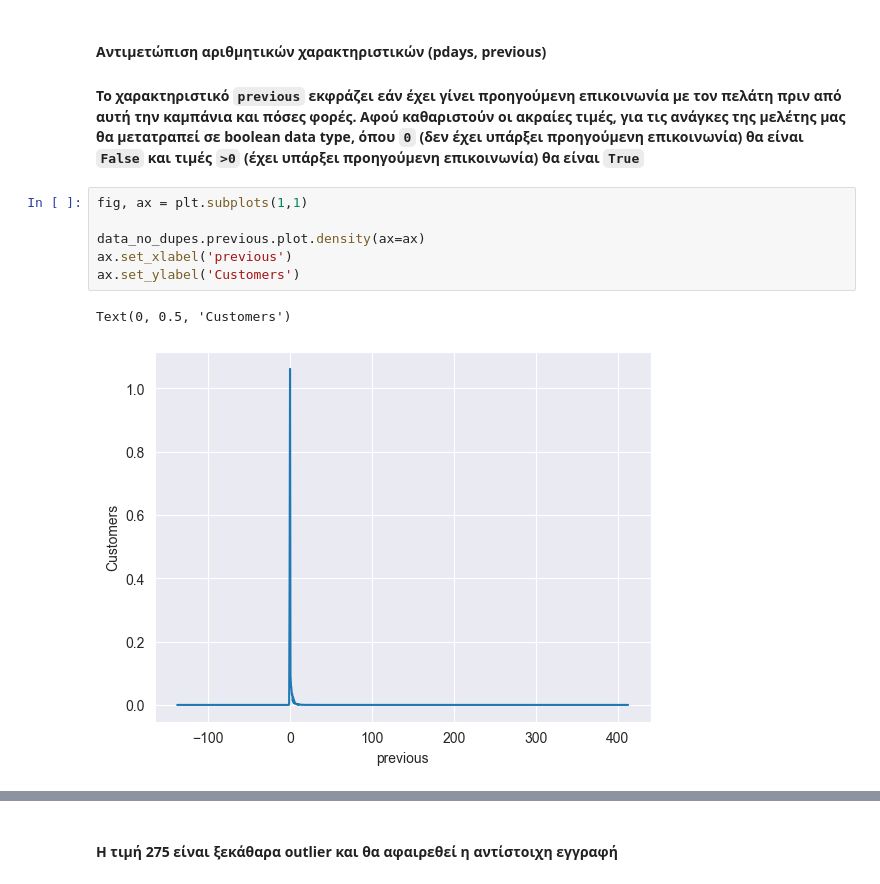
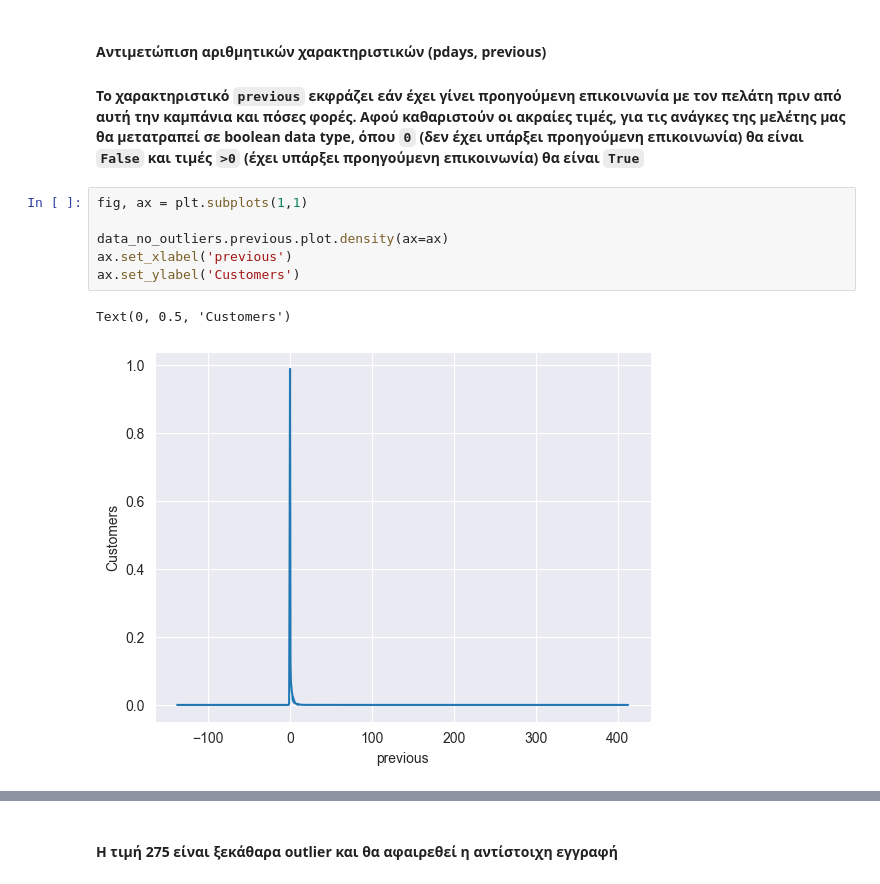
Before and after one commit to chMastellou/Data_Analysis_Assignment_2024, a Jupyter notebook: data_preprocessing/data_preprocessing.ipynb, the cells around one changed output, grey strips where cells are left out. Cells and saved outputs as stored; diff of their text form.

Commit message:
clean data GHOST ROWS

```diff
--- a/data_preprocessing/data_preprocessing.ipynb
+++ b/data_preprocessing/data_preprocessing.ipynb
@@ -156,9 +142,9 @@ ax.set_yscale('symlog')
 # %%
 fig, ax = plt.subplots(1,1)
 
-data_no_dupes.previous.plot.density(ax=ax)
+data_no_outliers.previous.plot.density(ax=ax)
 ax.set_xlabel('previous')
 ax.set_ylabel('Customers')
 # %% [output]
 Text(0, 0.5, 'Customers')
-[figure, old version]
+[figure, new version]
```
Also changed, not shown: parts of 50 cells of this notebook.
